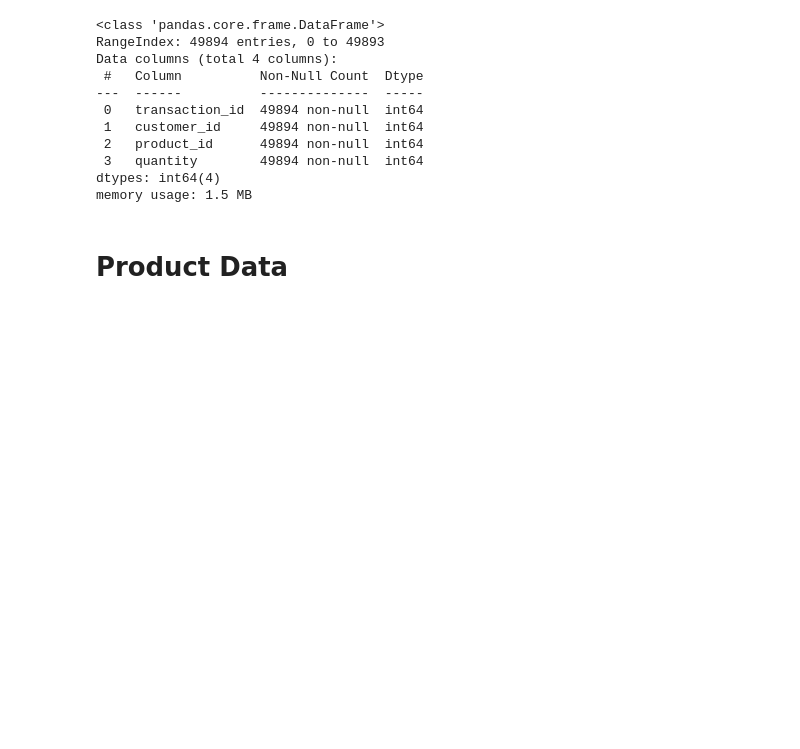
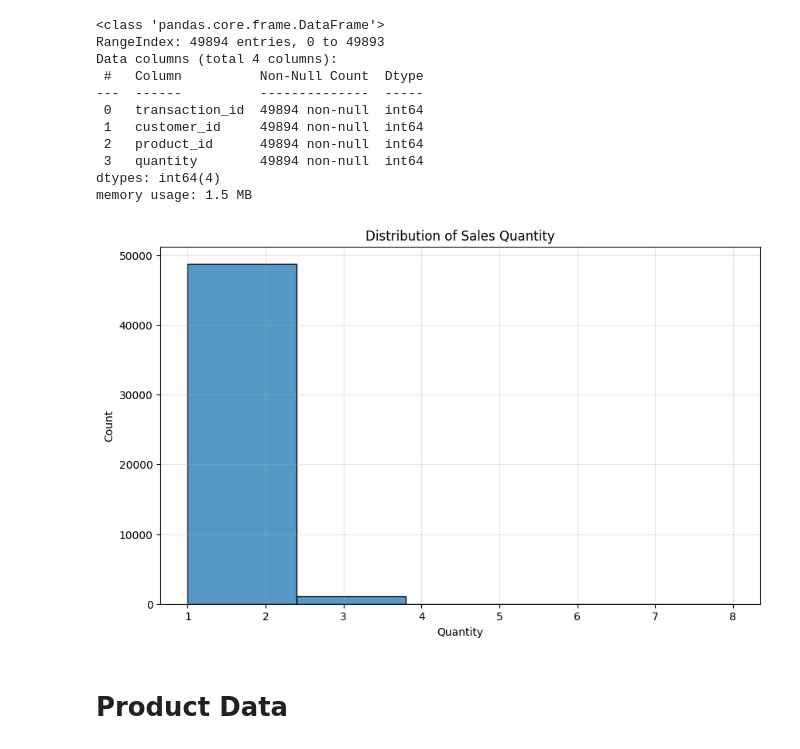
Before and after one commit to airlangga-hub/coffeeshop-ai-agents, a Jupyter notebook: python/notebooks/recommendation_engine.ipynb, the cells around one changed output. Drawn from its saved outputs; the diff is of its cells as text; code cells hidden in the pictures; blank space fills up the shorter version.

Commit message:
modified recommendation_engine.ipynb: add data visualization

```diff
--- a/python/notebooks/recommendation_engine.ipynb
+++ b/python/notebooks/recommendation_engine.ipynb
@@ -28,6 +30,15 @@ Data columns (total 4 columns):
  3   quantity        49894 non-null  int64
 dtypes: int64(4)
 memory usage: 1.5 MB
+# %%
+plt.figure(figsize=(10, 6))
+sns.histplot(data=sales, x='quantity', bins=5)
+plt.title('Distribution of Sales Quantity')
+plt.xlabel('Quantity')
+plt.ylabel('Count')
+plt.grid(True, alpha=0.3)
+# %% [output]
+[figure, added]
 # %% [markdown]
 # Product Data
 # %%
```
Also changed, not shown: parts of 8 cells of this notebook.
